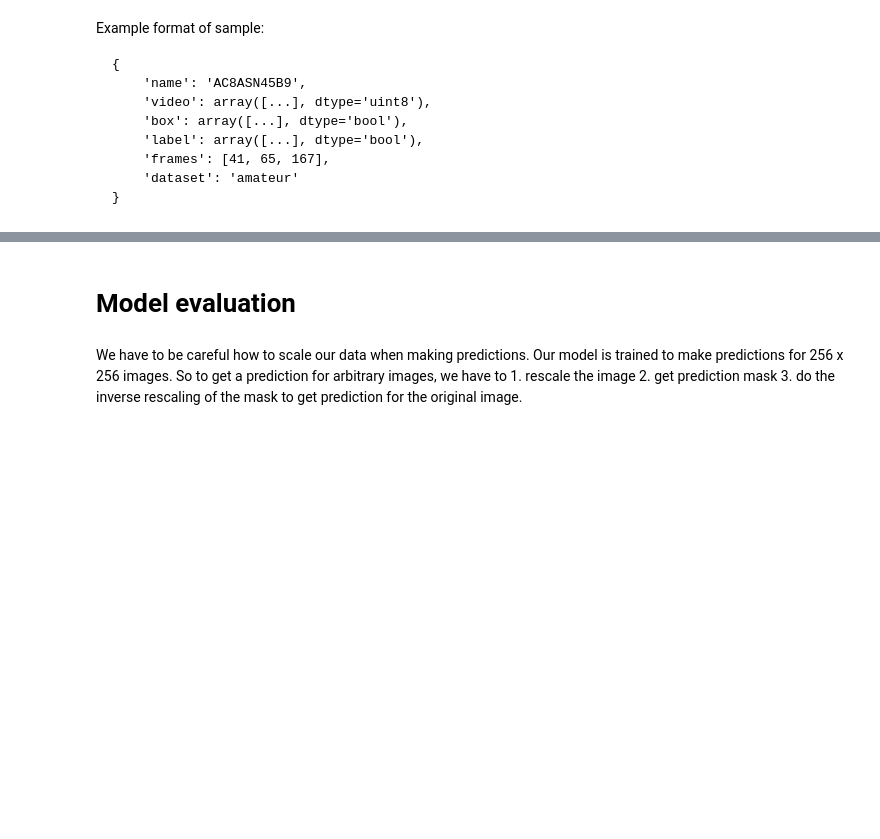
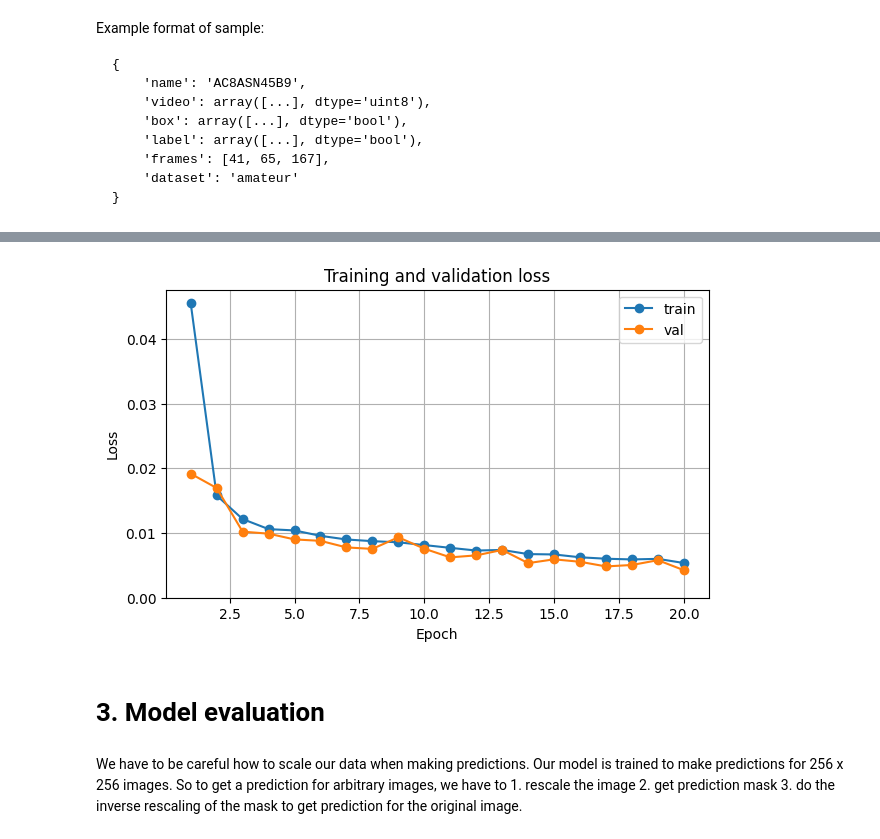
Before and after one commit to LuisZim/AML-ETH-Project2, a Jupyter notebook: notebooks-lm/UNet_colab.ipynb, the cells around one changed output, grey strips where cells are left out. Drawn from its saved outputs; the diff is of its cells as text; code cells hidden in the pictures; blank space fills up the shorter version.

```diff
--- a/notebooks-lm/UNet_colab.ipynb
+++ b/notebooks-lm/UNet_colab.ipynb
@@ -351,0 +330,19 @@ Epoch 12/20 — train_loss: 0.013195, val_loss: 0.009291
+# %%
+# Plot training and validation losses after training
+
+if 'train_losses' in globals() and 'val_losses' in globals():
+    plt.figure(figsize=(7, 4))
+    epochs_plotted = range(1, len(train_losses) + 1)
+    plt.plot(epochs_plotted, train_losses, marker='o', label='train')
+    plt.plot(epochs_plotted, val_losses, marker='o', label='val')
+    plt.xlabel('Epoch')
+    plt.ylabel('Loss')
+    plt.ylim(bottom=0)
+    plt.title('Training and validation loss')
+    plt.legend()
+    plt.grid(True)
+    plt.show()
+else:
+    print('No losses to plot. Please run the training cell first.')
+# %% [output]
+[figure, added]
@@ -352,5 +351,5 @@ Epoch 12/20 — train_loss: 0.013195, val_loss: 0.009291
 # %% [markdown]
-# Model evaluation
+# 3. Model evaluation
 # %% [markdown]
 We have to be careful how to scale our data when making predictions. Our model is trained to make predictions for 256 x 256 images. So to get a prediction for arbitrary images, we have to 1. rescale the image 2. get prediction mask 3. do the inverse rescaling of the mask to get prediction for the original image.
 # %% [markdown]
```
Also changed, not shown: parts of 27 cells of this notebook.
